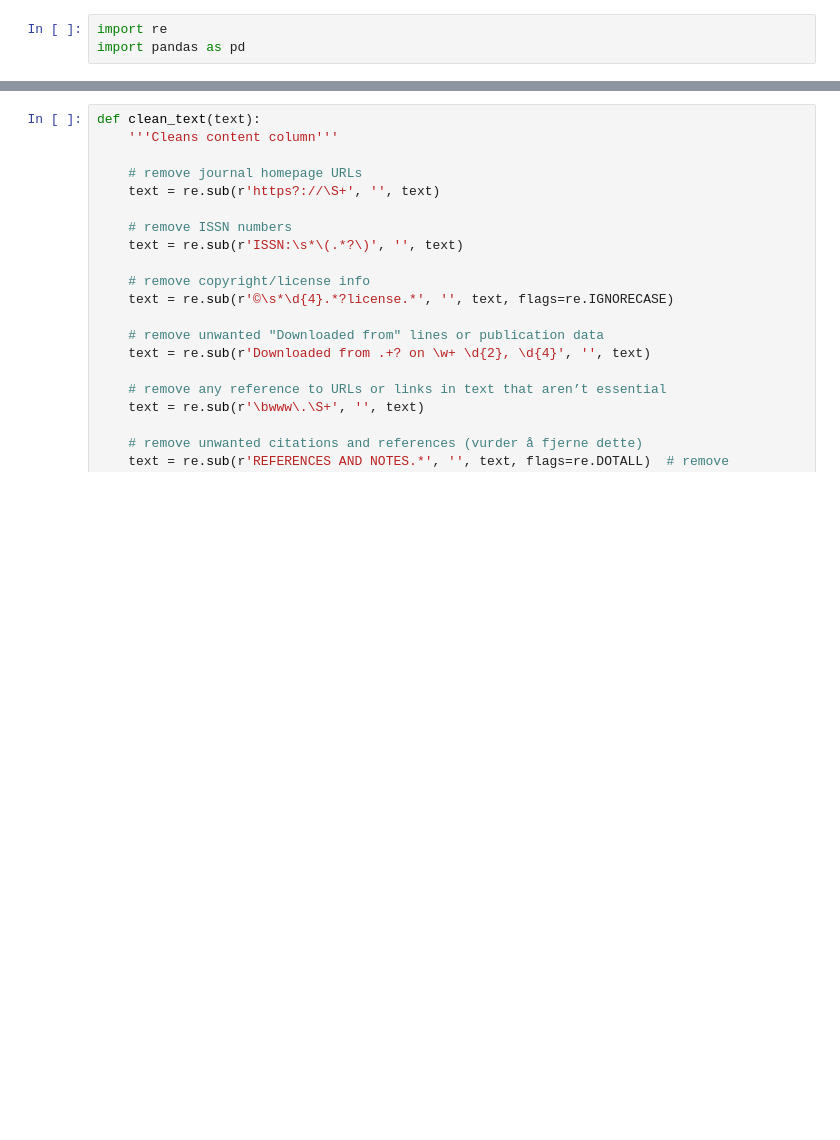
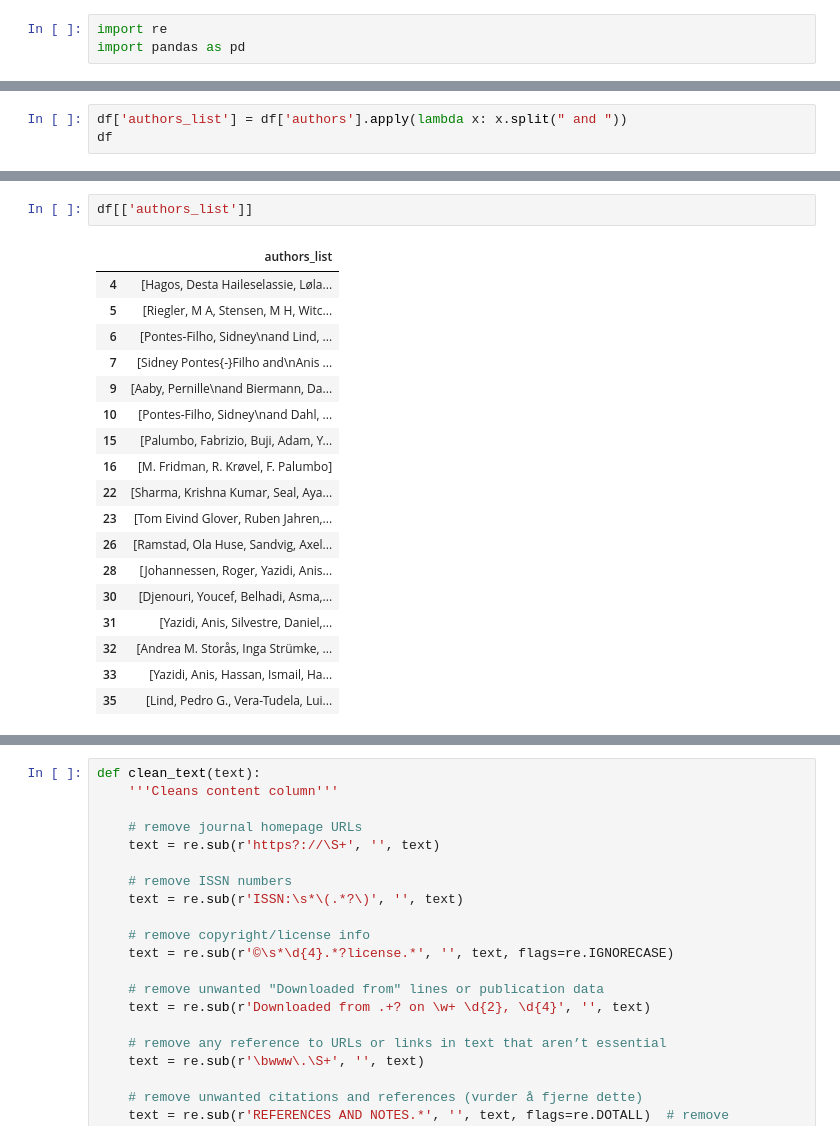
Before and after one commit to celilan/master-thesis, a Jupyter notebook: notebooks/data_cleaning.ipynb, the cells around one changed output, grey strips where cells are left out. Drawn from its saved outputs; the diff is of its cells as text; blank space fills up the shorter version.

```diff
--- a/notebooks/data_cleaning.ipynb
+++ b/notebooks/data_cleaning.ipynb
@@ -28,0 +101,3 @@ df
+# %%
+df['authors_list'] = df['authors'].apply(lambda x: x.split(" and "))
+df
@@ -28,0 +123,21 @@ df
+# %%
+df[['authors_list']]
+# %% [output]
+|  | authors_list |
+| 4 | [Hagos, Desta Haileselassie, Løla... |
+| 5 | [Riegler, M A, Stensen, M H, Witc... |
+| 6 | [Pontes-Filho, Sidney\nand Lind, ... |
+| 7 | [Sidney Pontes{-}Filho and\nAnis ... |
+| 9 | [Aaby, Pernille\nand Biermann, Da... |
+| 10 | [Pontes-Filho, Sidney\nand Dahl, ... |
+| 15 | [Palumbo, Fabrizio, Buji, Adam, Y... |
+| 16 | [M. Fridman, R. Krøvel, F. Palumbo] |
+| 22 | [Sharma, Krishna Kumar, Seal, Aya... |
+| 23 | [Tom Eivind Glover, Ruben Jahren,... |
+| 26 | [Ramstad, Ola Huse, Sandvig, Axel... |
+| 28 | [Johannessen, Roger, Yazidi, Anis... |
+| 30 | [Djenouri, Youcef, Belhadi, Asma,... |
+| 31 | [Yazidi, Anis, Silvestre, Daniel,... |
+| 32 | [Andrea M. Storås, Inga Strümke, ... |
+| 33 | [Yazidi, Anis, Hassan, Ismail, Ha... |
+| 35 | [Lind, Pedro G., Vera-Tudela, Lui... |
```
Also changed, not shown: parts of 12 cells of this notebook, 2 other files.
